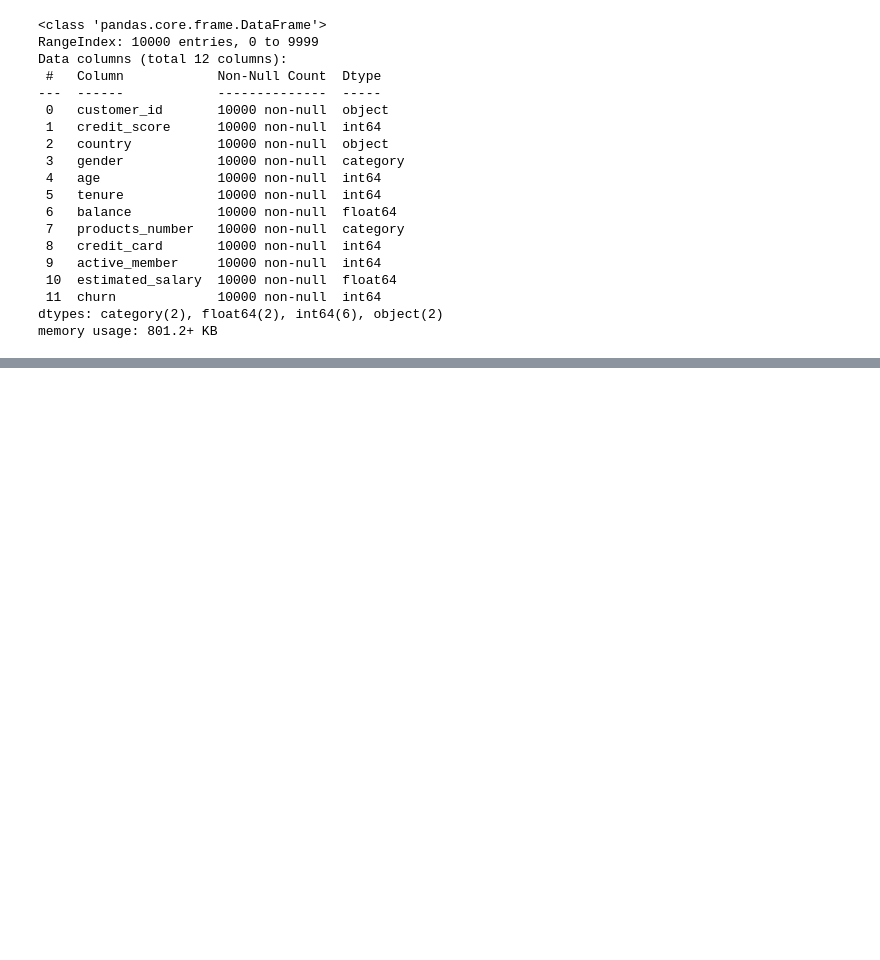
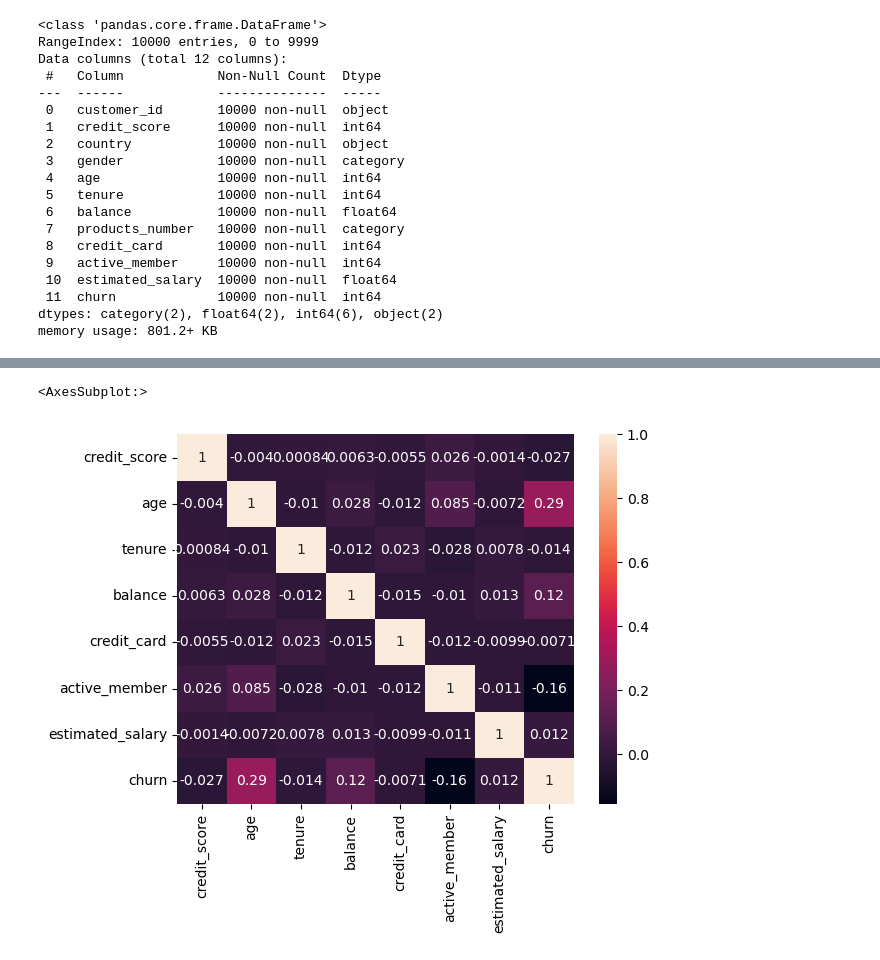
Before and after one commit to bakasheddy/RetainMe-Predicting-Customer-Retention, a Jupyter notebook: Notebook.ipynb, the cells around one changed output, grey strips where cells are left out. Saved outputs shown, nothing was run; the diff lists cells and outputs as text; code cells hidden in the pictures; blank space fills up the shorter version.

```diff
--- a/Notebook.ipynb
+++ b/Notebook.ipynb
@@ -117,0 +124,5 @@ memory usage: 801.2+ KB
+# %%
+sns.heatmap(data= df.corr(), annot=True)
+# %% [output]
+<AxesSubplot:>
+[figure, added]
```
Also changed, not shown: parts of 5 cells of this notebook.
